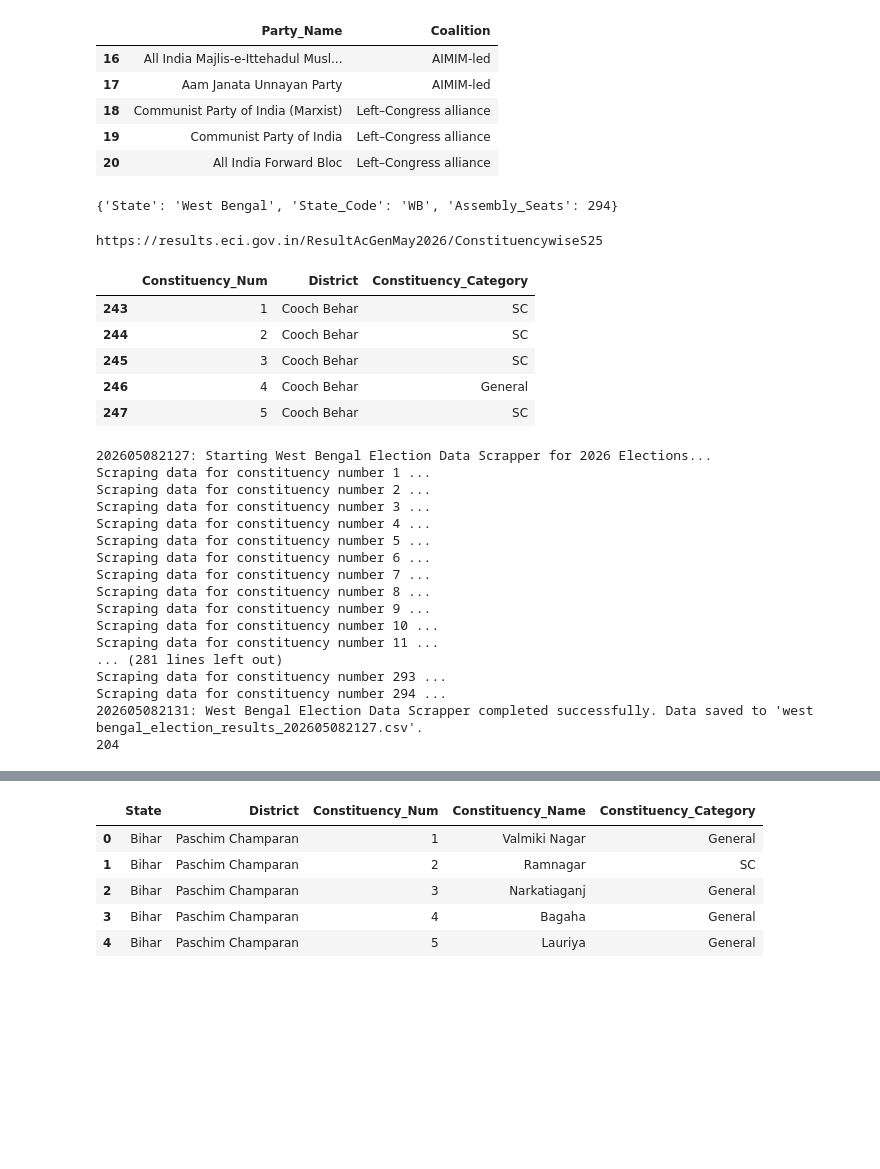
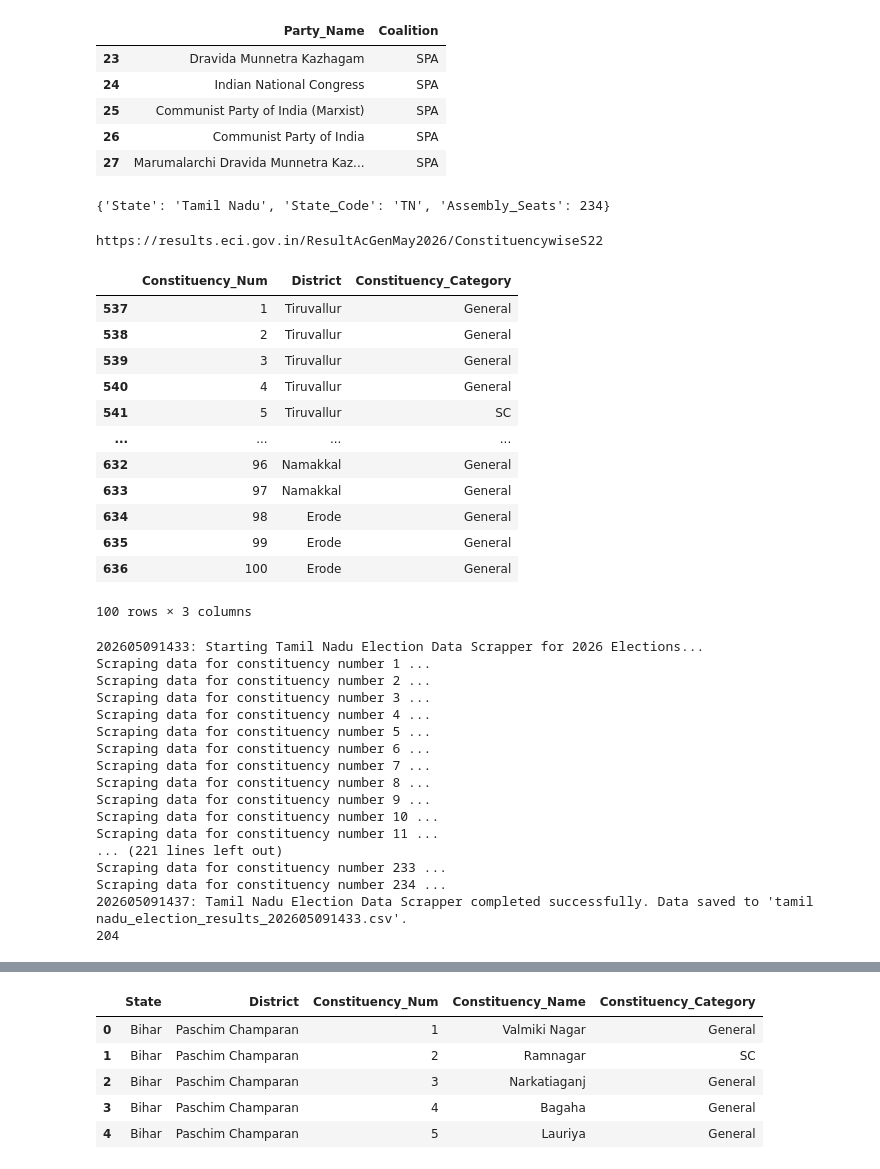
Before and after one commit to loopsandlogic/biharelectionreview2025, a Jupyter notebook: analysis.ipynb, the cells around one changed output, grey strips where cells are left out. Saved outputs shown, nothing was run; the diff lists cells and outputs as text; code cells hidden in the pictures; blank space fills up the shorter version.

Commit message:
Updated for Tamil Nadu

```diff
--- a/analysis.ipynb
+++ b/analysis.ipynb
@@ -1,21 +1,24 @@
 # %%
 import ind_ec_data_scrapper as sc
+# %%
+state = "Tamil Nadu"
 # %%
-df = sc.get_coalition_parties(2026, "West Bengal")
+df = sc.get_coalition_parties(2026, state)
 df.head()
 # %% [output]
 |  | Party_Name | Coalition |
-| 16 | All India Majlis-e-Ittehadul Musl... | AIMIM-led |
-| 17 | Aam Janata Unnayan Party | AIMIM-led |
-| 18 | Communist Party of India (Marxist) | Left–Congress alliance |
-| 19 | Communist Party of India | Left–Congress alliance |
-| 20 | All India Forward Bloc | Left–Congress alliance |
+| 23 | Dravida Munnetra Kazhagam | SPA |
+| 24 | Indian National Congress | SPA |
+| 25 | Communist Party of India (Marxist) | SPA |
+| 26 | Communist Party of India | SPA |
+| 27 | Marumalarchi Dravida Munnetra Kaz... | SPA |
 # %%
-d = sc.get_state_details("West Bengal")
+d = sc.get_state_details(state)
 print(d)
 # %% [output]
-{'State': 'West Bengal', 'State_Code': 'WB', 'Assembly_Seats': 294}
+{'State': 'Tamil Nadu', 'State_Code': 'TN', 'Assembly_Seats': 234}
 # %%
-print(sc.get_base_url("West Bengal", 2026))
+base_url = sc.get_base_url(state, 2026)
+print(base_url)
 # %% [output]
-https://results.eci.gov.in/ResultAcGenMay2026/ConstituencywiseS25
+https://results.eci.gov.in/ResultAcGenMay2026/ConstituencywiseS22
@@ -22,17 +27,24 @@ https://results.eci.gov.in/ResultAcGenMay2026/ConstituencywiseS25
 # %%
-df = sc.get_state_constituency_details("west bengal")
-df.head()
+df = sc.get_state_constituency_details(state)
+df.head(100)
 # %% [output]
 |  | Constituency_Num | District | Constituency_Category |
-| 243 | 1 | Cooch Behar | SC |
-| 244 | 2 | Cooch Behar | SC |
-| 245 | 3 | Cooch Behar | SC |
-| 246 | 4 | Cooch Behar | General |
-| 247 | 5 | Cooch Behar | SC |
+| 537 | 1 | Tiruvallur | General |
+| 538 | 2 | Tiruvallur | General |
+| 539 | 3 | Tiruvallur | General |
+| 540 | 4 | Tiruvallur | General |
+| 541 | 5 | Tiruvallur | SC |
+| ... | ... | ... | ... |
+| 632 | 96 | Namakkal | General |
+| 633 | 97 | Namakkal | General |
+| 634 | 98 | Erode | General |
+| 635 | 99 | Erode | General |
+| 636 | 100 | Erode | General |
+100 rows × 3 columns
 # %%
-sc.load_results_to_db("West Bengal", 2026)
+sc.load_results_to_db(state, 2026)
 # %% [output]
-202605082127: Starting West Bengal Election Data Scrapper for 2026 Elections...
+202605091433: Starting Tamil Nadu Election Data Scrapper for 2026 Elections...
 Scraping data for constituency number 1 ...
 Scraping data for constituency number 2 ...
 Scraping data for constituency number 3 ...
@@ -44,8 +56,8 @@ Scraping data for constituency number 8 ...
 Scraping data for constituency number 9 ...
 Scraping data for constituency number 10 ...
 Scraping data for constituency number 11 ...
-... (281 lines left out)
-Scraping data for constituency number 293 ...
-Scraping data for constituency number 294 ...
-202605082131: West Bengal Election Data Scrapper completed successfully. Data saved to 'west bengal_election_results_202605082127.csv'.
+... (221 lines left out)
+Scraping data for constituency number 233 ...
+Scraping data for constituency number 234 ...
+202605091437: Tamil Nadu Election Data Scrapper completed successfully. Data saved to 'tamil nadu_election_results_202605091433.csv'.
 204
```
Also changed, not shown: parts of 3 cells of this notebook, 4 other files.
